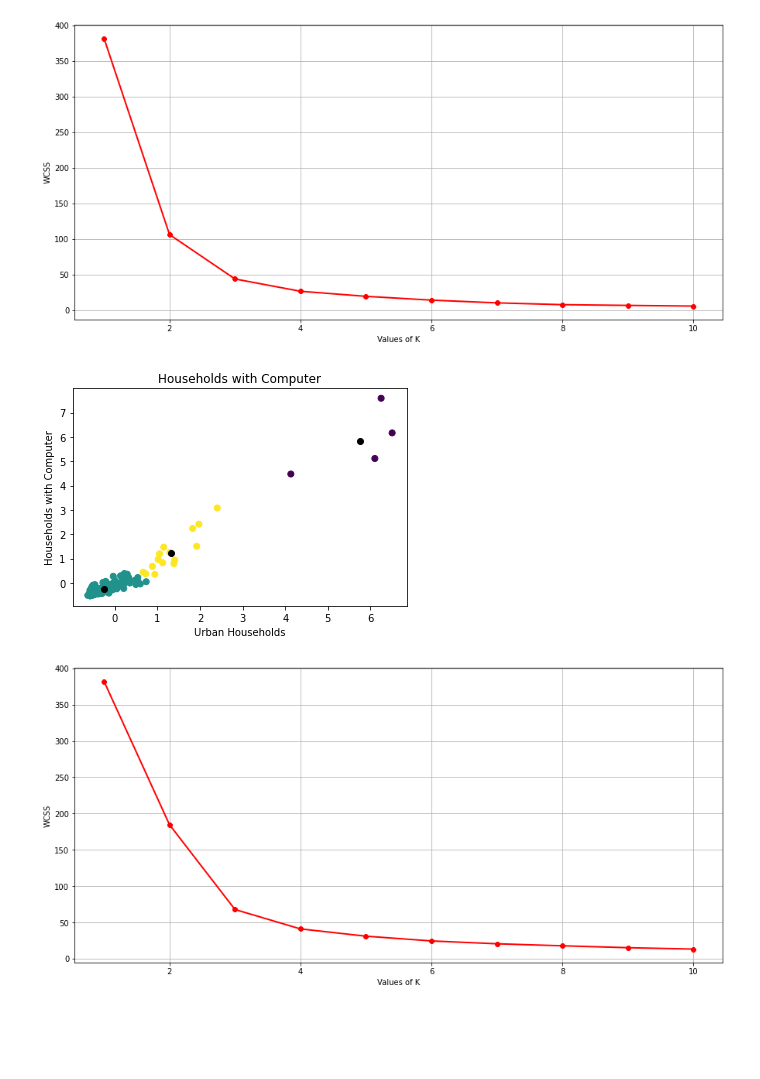
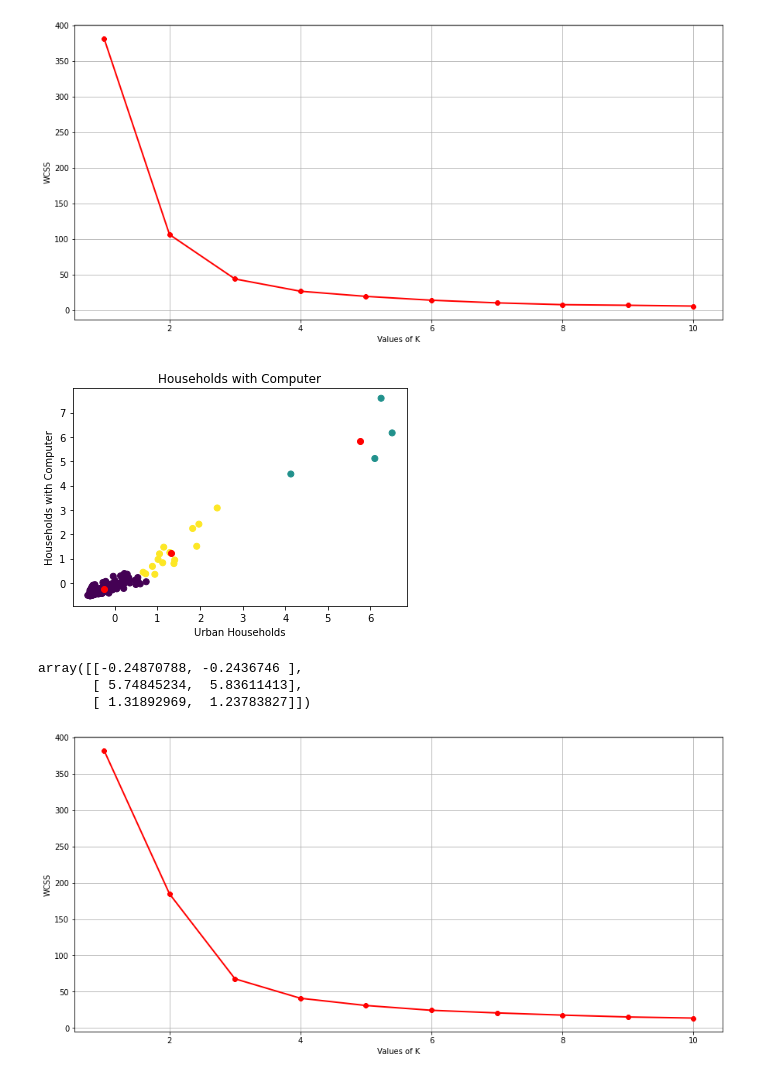
Before and after one commit to TheMonarch00/Ed-Tech-Market-Segmentation, a Jupyter notebook: MarketSegmentation.ipynb, the cells around one changed output. Cells and saved outputs as stored; diff of their text form; code cells hidden in the pictures; blank space fills up the shorter version.

```diff
--- a/MarketSegmentation.ipynb
+++ b/MarketSegmentation.ipynb
@@ -333,9 +338,9 @@ X=segmentation.loc[:,["Households_with_Internet","Literate"]].values
 from sklearn.cluster import KMeans
 wcss=[]
 for k in range(1,11):
-    kmeans=KMeans(n_clusters=k,init='k-means++')
-    kmeans.fit(X)
-    wcss.append(kmeans.inertia_)
+    kmeans1=KMeans(n_clusters=k,init='k-means++')
+    kmeans1.fit(X)
+    wcss.append(kmeans1.inertia_)
 plt.figure(figsize=(15,7))
 plt.grid()
 plt.plot(range(1,11),wcss,linewidth=2,color='red',marker="8")
@@ -345,6 +350,6 @@ plt.show()
 # %% [output]
 [figure]
 # %%
-kmeans=KMeans(n_clusters= 3)
-data['label2']=kmeans.fit_predict(X)
+kmeans1=KMeans(n_clusters= 3)
+data['label2']=kmeans1.fit_predict(X)
 # %%
@@ -361,9 +372,9 @@ X=segmentation.loc[:,["Urban_Households","Households_with_Computer"]].values
 from sklearn.cluster import KMeans
 wcss=[]
 for k in range(1,11):
-    kmeans=KMeans(n_clusters=k,init='k-means++')
-    kmeans.fit(X)
-    wcss.append(kmeans.inertia_)
+    kmeans2=KMeans(n_clusters=k,init='k-means++')
+    kmeans2.fit(X)
+    wcss.append(kmeans2.inertia_)
 plt.figure(figsize=(15,7))
 plt.grid()
 plt.plot(range(1,11),wcss,linewidth=2,color='red',marker="8")
@@ -373,17 +384,23 @@ plt.show()
 # %% [output]
 [figure]
 # %%
-kmeans=KMeans(n_clusters=3)
-data['label3']=kmeans.fit_predict(X)
+kmeans2=KMeans(n_clusters=3)
+data['label3']=kmeans2.fit_predict(X)
 # %%
-plt.scatter(X[:,0],X[:,1],c=kmeans.labels_)
-plt.scatter(kmeans.cluster_centers_[:,0],kmeans.cluster_centers_[:,1],color='black')
+plt.scatter(X[:,0],X[:,1],c=kmeans2.labels_)
+plt.scatter(kmeans2.cluster_centers_[:,0],kmeans2.cluster_centers_[:,1],color='red')
 plt.title('Households with Computer')
 plt.xlabel('Urban Households')
 plt.ylabel('Households with Computer')
 plt.show()
 # %% [output]
-[figure, old version]
+[figure, new version]
+# %%
+kmeans2.cluster_centers_
+# %% [output]
+array([[-0.24870788, -0.2436746 ],
+       [ 5.74845234,  5.83611413],
+       [ 1.31892969,  1.23783827]])
 # %%
 X=segmentation.loc[:,["Age_Group_0_29","Literate"]].values
 from sklearn.cluster import KMeans
```
Also changed, not shown: parts of 10 cells of this notebook.
